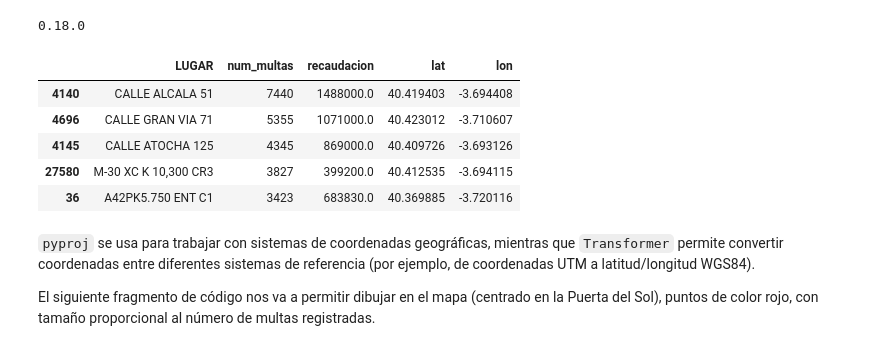
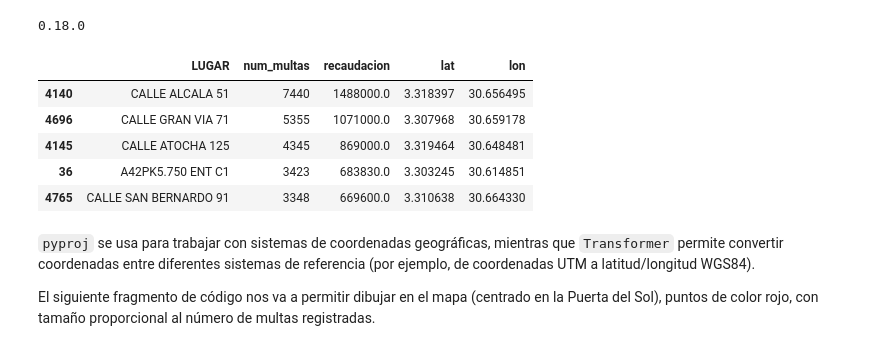
Before and after one commit to TiaIvonne/DataEngineering-AdvancedPython, a Jupyter notebook: enunciado.ipynb, the cells around one changed output. Saved outputs shown, nothing was run; the diff lists cells and outputs as text; code cells hidden in the pictures.

```diff
--- a/enunciado.ipynb
+++ b/enunciado.ipynb
@@ -592,6 +590,5 @@ resumen_lugar_500.head(5)
 | 4145 | CALLE ATOCHA 125 | 4345 | 869000.0 | 4473465.0 | 441189.90 |
 | 27580 | M-30 XC K 10,300 CR3 | 3827 | 399200.0 | NaN | NaN |
 | 36 | A42PK5.750 ENT C1 | 3423 | 683830.0 | 4469061.0 | 438863.81 |
-# %%
-resumen_lugar_500['lat'] = resumen_lugar_500['lat'].fillna(resumen_lugar_500['lat'].median())
-resumen_lugar_500['lon'] = resumen_lugar_500['lon'].fillna(resumen_lugar_500['lon'].median())
+# %%
+resumen_lugar_500.dropna(inplace=True)
@@ -608,15 +624,15 @@ print(folium.__version__)
 # %%
 # Convertir coordenadas proyectadas (UTM) a lat/lon
 transformer = Transformer.from_crs("epsg:25830", "epsg:4326")  # ETRS89/UTM30N -> WGS84
-resumen_lugar_500[['lat', 'lon']] = resumen_lugar_500.apply(lambda row: pd.Series(transformer.transform(row['lon'], row['lat'])), axis=1)
+resumen_lugar_500[['lat', 'lon']] = resumen_lugar_500.apply(lambda row: pd.Series(transformer.transform(row['lat'], row['lon'])), axis=1)
 resumen_lugar_500.head()
 # %% [output]
 |  | LUGAR | num_multas | recaudacion | lat | lon |
-| 4140 | CALLE ALCALA 51 | 7440 | 1488000.0 | 40.419403 | -3.694408 |
-| 4696 | CALLE GRAN VIA 71 | 5355 | 1071000.0 | 40.423012 | -3.710607 |
-| 4145 | CALLE ATOCHA 125 | 4345 | 869000.0 | 40.409726 | -3.693126 |
-| 27580 | M-30 XC K 10,300 CR3 | 3827 | 399200.0 | 40.412535 | -3.694115 |
-| 36 | A42PK5.750 ENT C1 | 3423 | 683830.0 | 40.369885 | -3.720116 |
+| 4140 | CALLE ALCALA 51 | 7440 | 1488000.0 | 3.318397 | 30.656495 |
+| 4696 | CALLE GRAN VIA 71 | 5355 | 1071000.0 | 3.307968 | 30.659178 |
+| 4145 | CALLE ATOCHA 125 | 4345 | 869000.0 | 3.319464 | 30.648481 |
+| 36 | A42PK5.750 ENT C1 | 3423 | 683830.0 | 3.303245 | 30.614851 |
+| 4765 | CALLE SAN BERNARDO 91 | 3348 | 669600.0 | 3.310638 | 30.664330 |
 # %% [markdown]
 `pyproj`  se usa para trabajar con sistemas de coordenadas geográficas, mientras que `Transformer` permite convertir coordenadas entre diferentes sistemas de referencia (por ejemplo, de coordenadas UTM a latitud/longitud WGS84).
 
```
Also changed, not shown: parts of 20 cells of this notebook.
